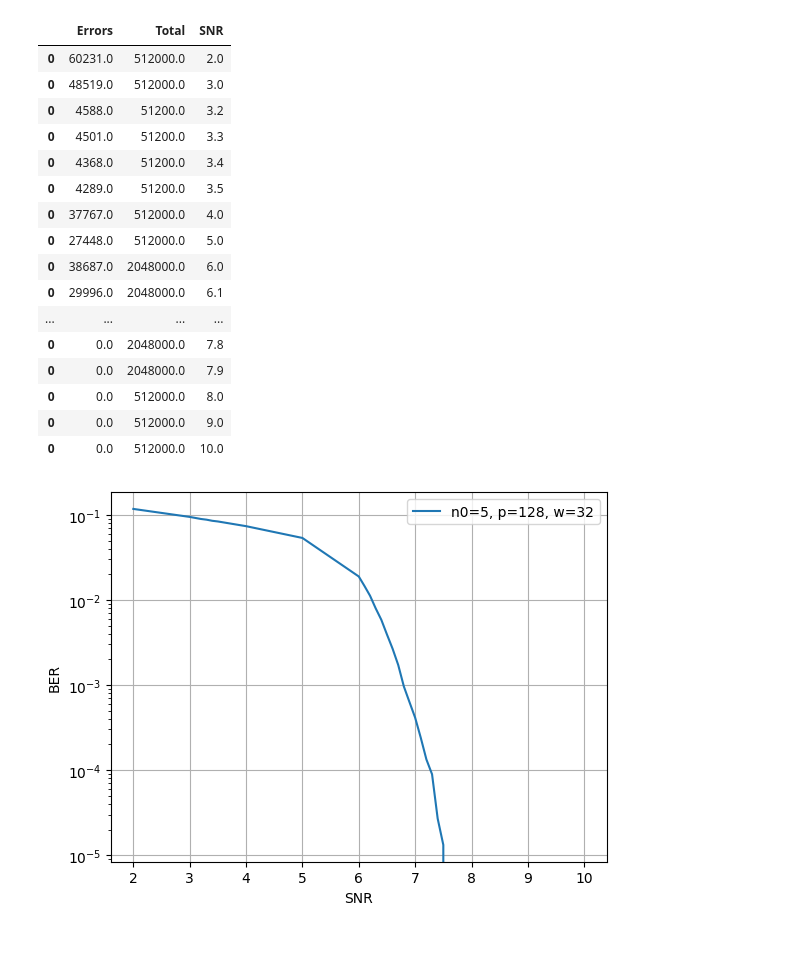
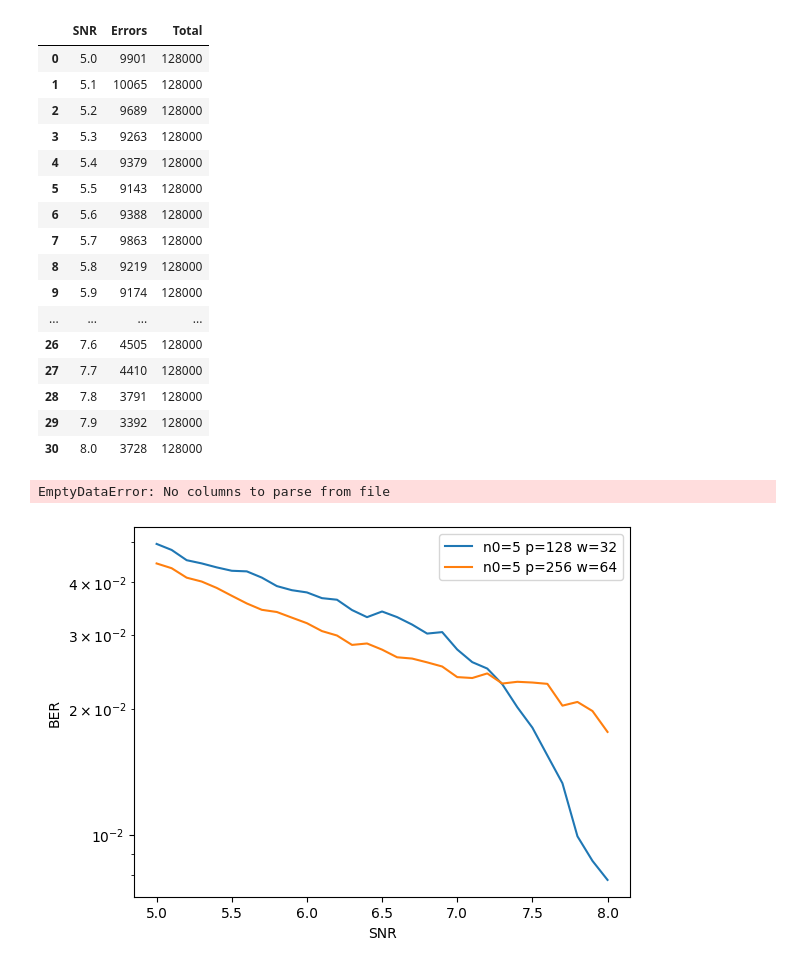
Before and after one commit to UgAr-study/sem_7_info_sec, a Jupyter notebook: mdpc/scripts/ber_est.ipynb, the cells around one changed output. Cells and saved outputs as stored; diff of their text form; code cells hidden in the pictures.

```diff
--- a/mdpc/scripts/ber_est.ipynb
+++ b/mdpc/scripts/ber_est.ipynb
@@ -4,38 +4,48 @@ import pandas as pd
 import glob
 import matplotlib.pyplot as plt
 # %%
-res_files = glob.glob('results/out-*')
-df = pd.DataFrame(data = {'SNR':[], 'Errors':[], 'Total': []})
-for filename in res_files:
-    df_one_snr = pd.read_csv(filename, delimiter='\t')
-    df = pd.concat([df, df_one_snr])
-df = df.sort_values('SNR')
+# res_files = glob.glob('results/out-*')
+# df = pd.DataFrame(data = {'SNR':[], 'Errors':[], 'Total': []})
+# for filename in res_files:
+#     df_one_snr = pd.read_csv(filename, delimiter='\t')
+#     df = pd.concat([df, df_one_snr])
+# df = df.sort_values('SNR')
+
+df = pd.read_csv('../../results/res_212812.txt', delimiter='\t')
 df
 # %% [output]
-|  | Errors | Total | SNR |
-| 0 | 60231.0 | 512000.0 | 2.0 |
-| 0 | 48519.0 | 512000.0 | 3.0 |
-| 0 | 4588.0 | 51200.0 | 3.2 |
-| 0 | 4501.0 | 51200.0 | 3.3 |
-| 0 | 4368.0 | 51200.0 | 3.4 |
-| 0 | 4289.0 | 51200.0 | 3.5 |
-| 0 | 37767.0 | 512000.0 | 4.0 |
-| 0 | 27448.0 | 512000.0 | 5.0 |
-| 0 | 38687.0 | 2048000.0 | 6.0 |
-| 0 | 29996.0 | 2048000.0 | 6.1 |
+|  | SNR | Errors | Total |
+| 0 | 5.0 | 9901 | 128000 |
+| 1 | 5.1 | 10065 | 128000 |
+| 2 | 5.2 | 9689 | 128000 |
+| 3 | 5.3 | 9263 | 128000 |
+| 4 | 5.4 | 9379 | 128000 |
+| 5 | 5.5 | 9143 | 128000 |
+| 6 | 5.6 | 9388 | 128000 |
+| 7 | 5.7 | 9863 | 128000 |
+| 8 | 5.8 | 9219 | 128000 |
+| 9 | 5.9 | 9174 | 128000 |
 | ... | ... | ... | ... |
-| 0 | 0.0 | 2048000.0 | 7.8 |
-| 0 | 0.0 | 2048000.0 | 7.9 |
-| 0 | 0.0 | 512000.0 | 8.0 |
-| 0 | 0.0 | 512000.0 | 9.0 |
-| 0 | 0.0 | 512000.0 | 10.0 |
+| 26 | 7.6 | 4505 | 128000 |
+| 27 | 7.7 | 4410 | 128000 |
+| 28 | 7.8 | 3791 | 128000 |
+| 29 | 7.9 | 3392 | 128000 |
+| 30 | 8.0 | 3728 | 128000 |
 # %%
-plt.plot(df['SNR'], df['Errors'] / df['Total'], label='n0=5, p=128, w=32')
-plt.yscale('log')
-plt.legend()
-plt.grid()
-plt.xlabel('SNR')
-plt.ylabel('BER')
-plt.show()
+# N0 = range(2, 6)
+N0 = [5]
+P = [128, 256, 512]
+for n0 in N0:
+    for p in P:
+        w = int(32 / 640 * n0 * p)
+        df = pd.read_csv('../../results/res_' + str(n0) + str(p) + str(w) + '.txt', delimiter='\t')
+        plt.plot(df['SNR'], df['Errors'] / df['Total'], label='n0=' + str(n0) + ' p=' + str(p) + ' w=' + str(w))
+        plt.yscale('log')
+        plt.legend()
+        plt.grid()
+        plt.xlabel('SNR')
+        plt.ylabel('BER')
+        plt.savefig('../../results/fig_' + str(n0) + str(p) + str(w) + '.png')
 # %% [output]
+EmptyDataError: No columns to parse from file
-[figure, old version]
+[figure, new version]
```
Also changed, not shown: 4 other files.
